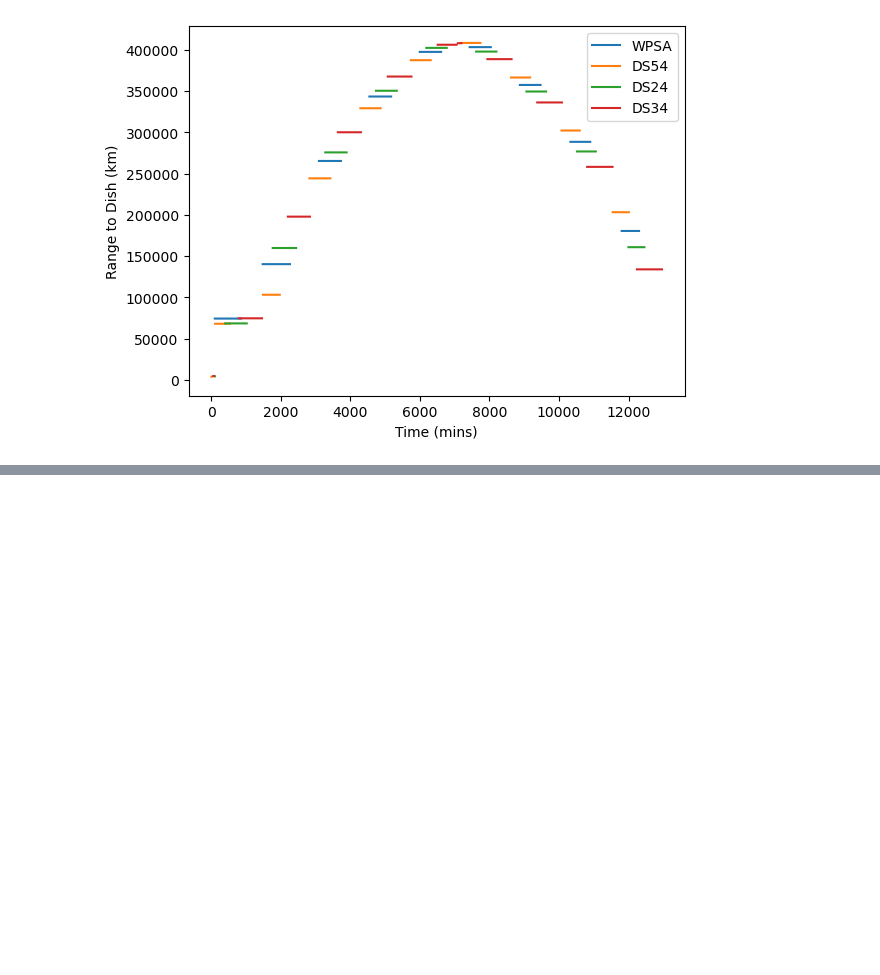
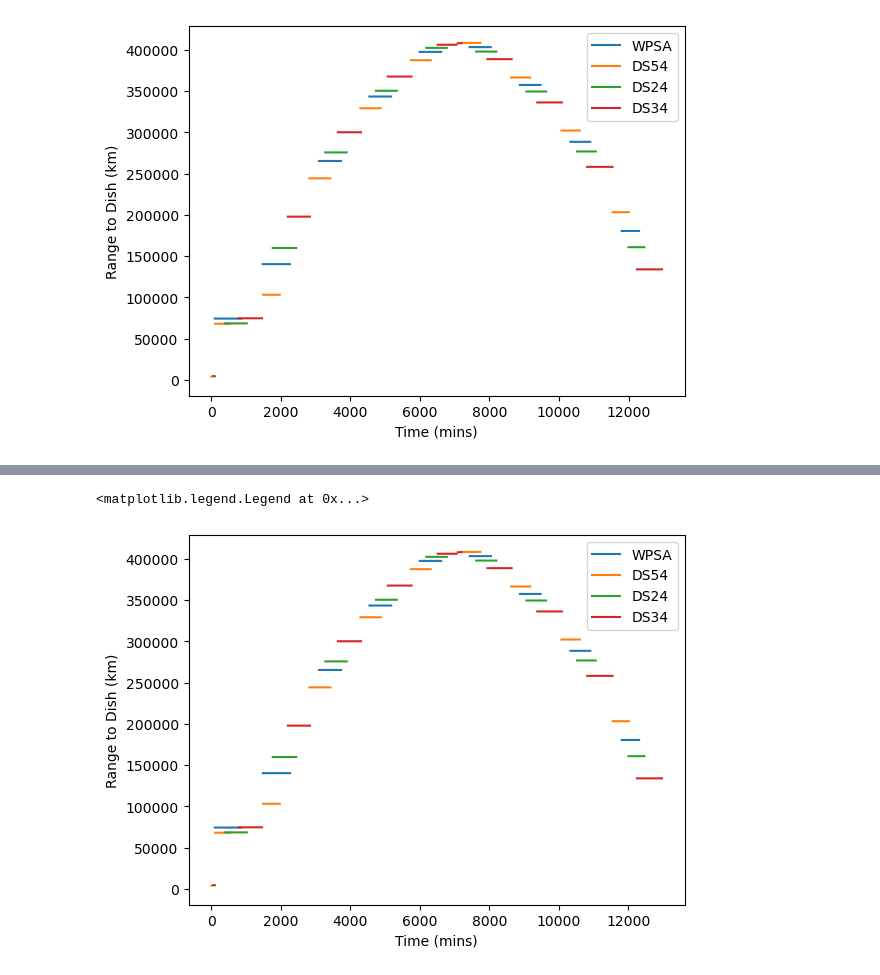
Before and after one commit to jwlandry10/artemis_nasa, a Jupyter notebook: code/Load_Data.ipynb, the cells around one changed output, grey strips where cells are left out. Drawn from its saved outputs; the diff is of its cells as text; code cells hidden in the pictures; blank space fills up the shorter version.

Commit message:
Updated with new data files from ADC

```diff
--- a/code/Load_Data.ipynb
+++ b/code/Load_Data.ipynb
@@ -4,6 +4,7 @@ import numpy as np
 import pandas as pd
 # %%
 traj = pd.read_csv("../data/fy25-adc-high-school-data.csv")
+traj2 = pd.read_csv("../data/FY25 ADC HS Data Updated.csv")
 # %%
 traj
 # %% [output]
@@ -137,0 +155,12 @@ ax.legend(['WPSA','DS54','DS24','DS34'])
+# %%
+plt.plot(traj2['MISSION ELAPSED TIME (min)'],traj2['WPSA Range'])
+plt.plot(traj2['MISSION ELAPSED TIME (min)'],traj2['DS54 Range'])
+plt.plot(traj2['MISSION ELAPSED TIME (min)'],traj2['Range DS24'])
+plt.plot(traj2['MISSION ELAPSED TIME (min)'],traj2['Range DS34'])
+ax = plt.gca()
+ax.set_xlabel('Time (mins)')
+ax.set_ylabel('Range to Dish (km)')
+ax.legend(['WPSA','DS54','DS24','DS34'])
+# %% [output]
+<matplotlib.legend.Legend at 0x...>
+[figure, added]
```
Also changed, not shown: parts of 4 cells of this notebook, 2 other files.
